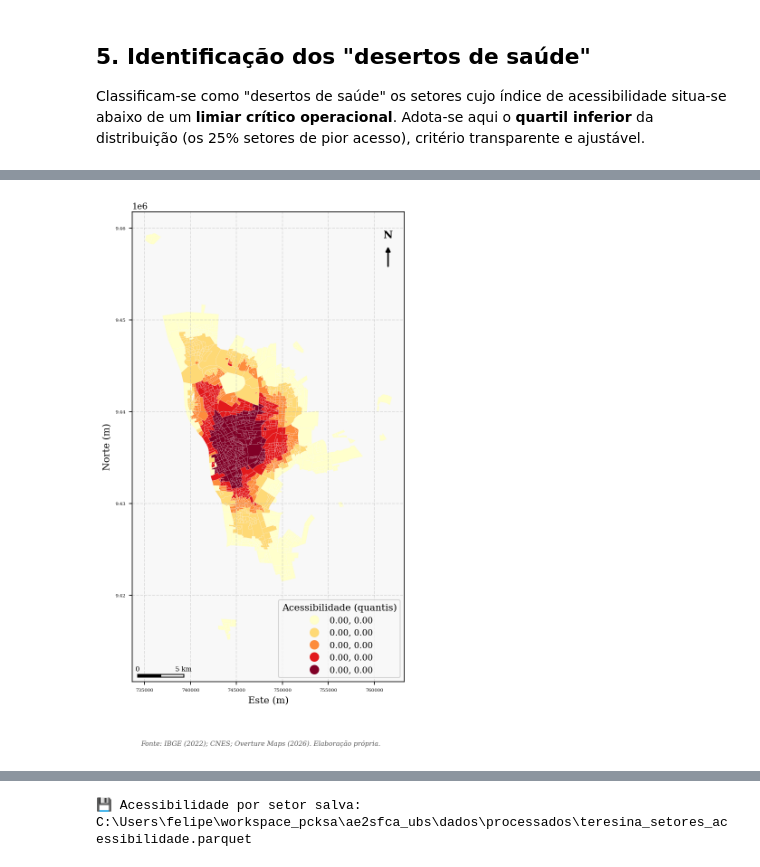
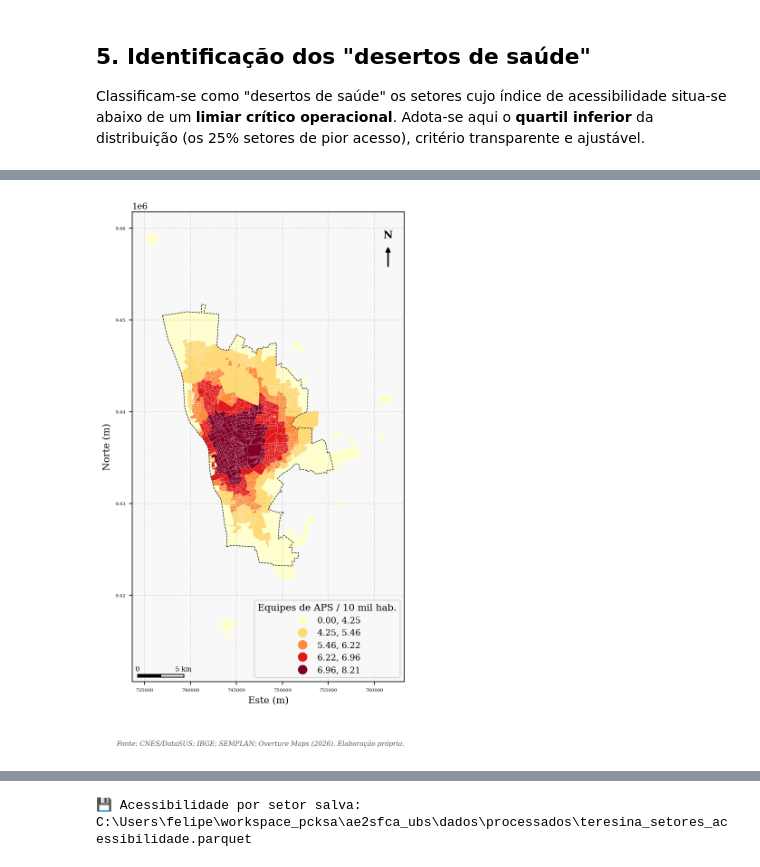
Before and after one commit to felipedantas-pi/ae2sfca-ubs, a Jupyter notebook: notebooks/05_Índice_de_Acessibilidade AE2SFCA.ipynb, the cells around one changed output, grey strips where cells are left out. Cells and saved outputs as stored; diff of their text form; code cells hidden in the pictures.

```diff
--- a/notebooks/05_Índice_de_Acessibilidade AE2SFCA.ipynb
+++ b/notebooks/05_Índice_de_Acessibilidade AE2SFCA.ipynb
@@ -140,15 +153,20 @@ pe: limiar=5.80e-05 | desertos: 386 setores (27.5%)
-# %%
-# ── Fig. 01 — Índice de acessibilidade AE2SFCA (automóvel) ──────────────────
-fig, ax = plt.subplots(figsize=(9, 9))
-setores.plot(ax=ax, column="acess_carro", scheme="quantiles", k=5, cmap="YlOrRd",
-             legend=True, legend_kwds={"title": "Acessibilidade (quantis)", "loc": "lower right"},
-             edgecolor="white", linewidth=0.1)
-moldura_mapa(ax, "", "IBGE (2022); CNES; Overture Maps (2026). Elaboração própria.")
-barra_escala(ax); seta_norte(ax)
-plt.savefig(FIGURAS_NB / "nb051_fig01_ae2sfca_carro.png", bbox_inches="tight")
-plt.show()
-# %% [output]
-[figure, removed]
+# %%
+# ── Fig. 01 — Índice AE2SFCA (automóvel) ────────────────────────────────────
+# Reescala para unidade interpretável: equipes de APS por 10 mil habitantes
+setores["acess_carro_10k"] = setores["acess_carro"] * 10_000
+
+fig, ax = plt.subplots(figsize=(9, 9))
+setores.plot(ax=ax, column="acess_carro_10k", scheme="quantiles", k=5, cmap="YlOrRd",
+             legend=True, edgecolor="white", linewidth=0.1,
+             legend_kwds={"title": "Equipes de APS / 10 mil hab.", "fmt": "{:.2f}",
+                          "loc": "lower right"})
+gdf_zu.boundary.plot(ax=ax, color="black", linestyle="--", linewidth=0.6)
+moldura_mapa(ax, "", "CNES/DataSUS; IBGE; SEMPLAN; Overture Maps (2026). Elaboração própria.")
+barra_escala(ax); seta_norte(ax)
+plt.savefig(FIGURAS_NB / "nb051_fig01_ae2sfca_carro.png", bbox_inches="tight")
+plt.show()
+# %% [output]
+[figure, added]
 # %%
 # ── Fig. 02 — Desertos de saúde (modo automóvel) ────────────────────────────
 fig, ax = plt.subplots(figsize=(9, 9))
```
Also changed, not shown: parts of 6 cells of this notebook, 3 other files.
